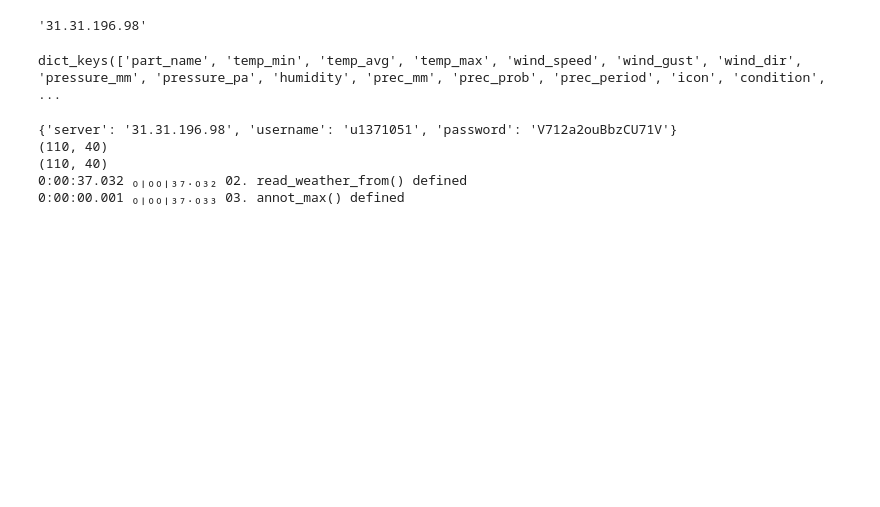
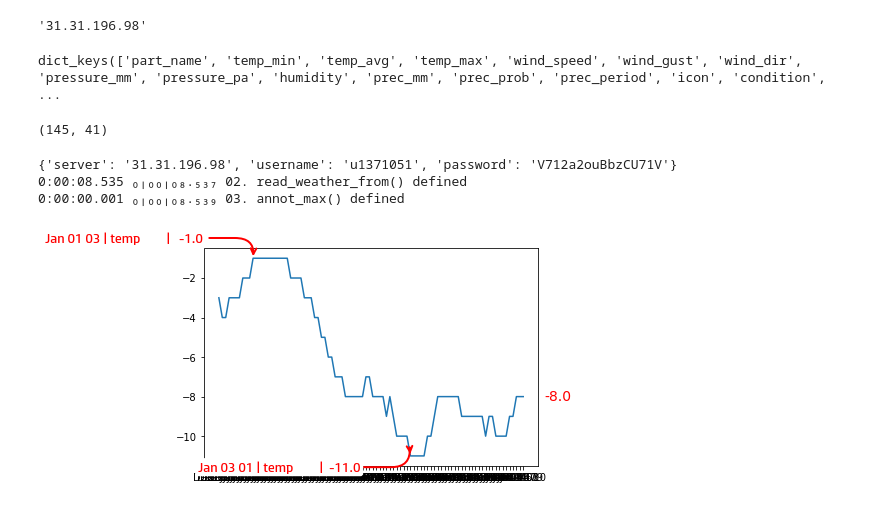
Before and after one commit to codeup1054/jnlab, a Jupyter notebook: 00.yandex_weather.ipynb, the cells around one changed output. Saved outputs shown, nothing was run; the diff lists cells and outputs as text; code cells hidden in the pictures; blank space fills up the shorter version.

Commit message:
2022-01-22 yandex_weather change cred

```diff
--- a/00.yandex_weather.ipynb
+++ b/00.yandex_weather.ipynb
@@ -135,6 +143,10 @@ forecast_info_parts = ['part_name', 'temp_min', 'temp_avg', 'temp_max', 'wind_sp
 
 predict = ['part_name', 'temp_min', 'temp_avg', 'temp_max', 'wind_speed', 'wind_gust', 'wind_dir', 'pressure_mm', 'pressure_pa', 'humidity',
             'prec_mm', 'prec_prob', 'prec_period', 'icon', 'condition', 'feels_like', 'daytime', 'polar']
+# %%
+dfr['full_data'].shape
+# %% [output]
+(145, 41)
 # %%
 from ftplib import FTP
 import json
@@ -145,11 +157,10 @@ sys.path.append('settings/')
 import ftps
 ftps = reload(ftps)
 global buff
-
-print (ftps.reg)
+global annotation_shift
+annotation_shift = 0
 
 locals().update(ftps.reg)
-
 
 def read_weather_from ():
     filename = r"www/gpxlab.ru/api/cache_clock/json_yandex_weather_history.json"
@@ -180,6 +191,8 @@ def read_weather_from ():
     for l in list(weather_JSON.items()): #[:100]:
         t,ob = l
 
+#         print (ob['fact'])
+
         weather_fact.append(ob['fact'])
 
         jsonString_merged  = {**{'obs_time': ob['fact']['obs_time'] + 12*60*60 },**ob['forecast'], **ob['forecast']['parts'][1]}
@@ -206,11 +219,10 @@ def read_weather_from ():
     df['obs_time'].fillna(df['obs_time_predict'], inplace=True)
 
     df = df.sort_values(['obs_time'], ascending=True)
+    df['temp_predict'] = df['temp_avg_predict']
 
+    dfr['full_data'] = df
 
-    print(df.shape)
-
-    print(df.shape)
     return df
 
 df = read_weather_from ()
@@ -232,6 +244,13 @@ def annot_max(param):
     ymax = y.max()
 
 
+    ylast = y.iloc[-1]
+
+    if(np.isnan(ylast) != True):
+        ax.annotate(ylast, xy=(1,ylast), xytext=(6,0), color=color,
+                    xycoords = ax.get_yaxis_transform(), textcoords="offset points",
+                    size=14, va="center")
+
 
     text= "x={:.3s}, y={:.3f}".format(xmax, float(ymax))
     text= "%s | %s | %s"%(xmax[:], k.ljust(12),   str(ymax).rjust(6))
@@ -240,41 +259,54 @@ def annot_max(param):
     if not ax:
         ax=plt.gca()
     bbox_props = dict(boxstyle="round,pad=0.3", fc="w", ec=color, lw=0, color=color, zorder=100)
     arrowprops=dict(arrowstyle="->",connectionstyle="angle,angleA=0,angleB=85,rad=20", color=color, lw=2, shrinkA=2)
     kw = dict(xycoords='data',textcoords='offset points',
-              arrowprops=arrowprops, bbox=bbox_props, ha="left", va="bottom", color=color)
+              arrowprops=arrowprops, bbox=bbox_props, ha="right", va="bottom", color=color)
 
 #     ax.annotate(text, xy=(xmax, ymax), xytext=(0.5, 1.0 - annotation_shift), **kw, family='HP Simplified', fontsize=14)
 
-    ax.annotate(text, xy=(xmax, ymax),  xytext=(70, 0 + annotation_shift*14 ), **kw, family='HP Simplified', fontsize=14)
-
-
+    ax.annotate(text, xy=(xmax, ymax),  xytext=(-50, 0 + annotation_shift*14 ), **kw, family='HP Simplified', fontsize=14)
 
 #     ax.text('2012-7-4', 4250, "Independence Day", ha='center', **style)
 
     xmax = x[np.argmin(y)]
     ymax = y.min()
 
 
     text= "x={:.3s}, y={:.3f}".format(xmax, float(ymax))
     text= "%s | %s | %s"%(xmax[0:], k.ljust(12),   str(ymax).rjust(6))
 
 
     if not ax:
         ax=plt.gca()
     bbox_props = dict(boxstyle="round,pad=0.2", fc="w", ec=color, lw=0.0, color=color)
     arrowprops=dict(arrowstyle="->",connectionstyle="angle,angleA=0,angleB=95,rad=20", color=color, lw=2, shrinkA=0.4)
     kw = dict(xycoords='data',textcoords='offset points',
-              arrowprops=arrowprops, bbox=bbox_props, ha="left", va="top", color=color)
-    ax.annotate(text, xy=(xmax, ymax), xytext=(50, 10 - annotation_shift*15), **kw, family='HP Simplified', fontsize=14 )
+              arrowprops=arrowprops, bbox=bbox_props, ha="right", va="top", color=color)
+    ax.annotate(text, xy=(xmax, ymax), xytext=(-50, 10 - annotation_shift*15), **kw, family='HP Simplified', fontsize=14 )
 
 tm('03. annot_max() defined ')
 
+# ****************  test block
+# (x,df[k],k,p.color,ax[k] )
+
+fig,ax1  = plt.subplots()
+
+tdf = dfr['full_data'][10:100]
+
+x = [datetime.utcfromtimestamp(ts).strftime('%b %d %H') for ts in tdf['obs_time']]
+
+ax1.plot(x,tdf['temp'])
+
+annot_max((x,tdf['temp'],'temp','r',ax1))
+
+plt.show()
+
+
 #     https://jonathansoma.com/lede/data-studio/matplotlib/list-all-fonts-available-in-matplotlib-plus-samples/
 # %% [output]
 {'server': '31.31.196.98', 'username': 'u1371051', 'password': 'V712a2ouBbzCU71V'}
-(110, 40)
-(110, 40)
-0:00:37.032 ₀╷₀₀╷₃₇.₀₃₂ 02. read_weather_from() defined
-0:00:00.001 ₀╷₀₀╷₃₇.₀₃₃ 03. annot_max() defined
+0:00:08.535 ₀╷₀₀╷₀₈.₅₃₇ 02. read_weather_from() defined
+0:00:00.001 ₀╷₀₀╷₀₈.₅₃₉ 03. annot_max() defined
+[figure, added]
 # %%
```
Also changed, not shown: parts of 4 cells of this notebook.
